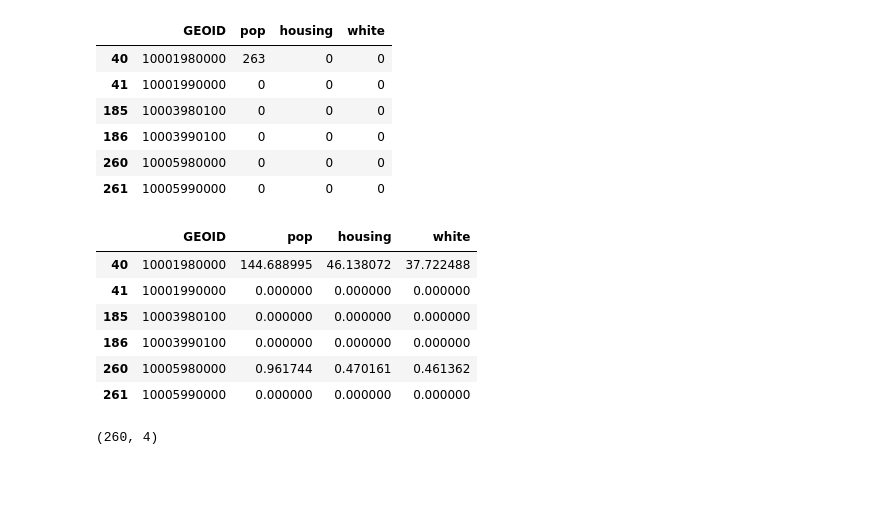
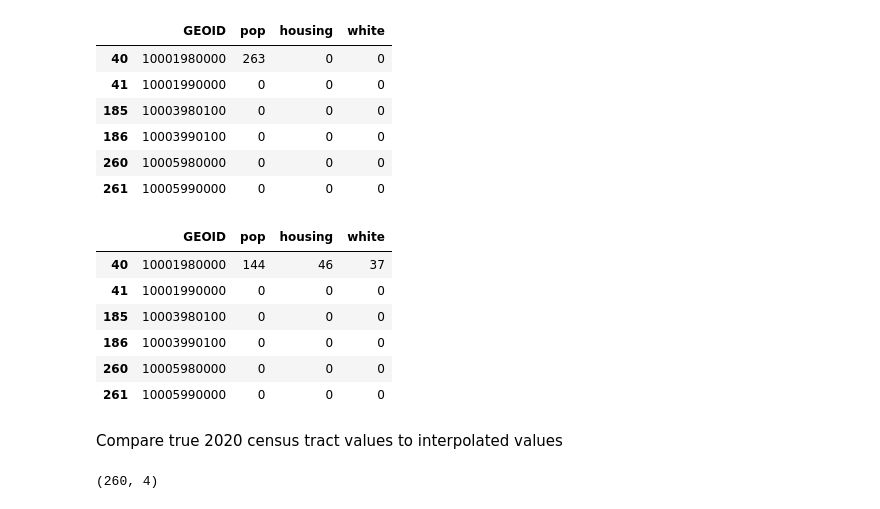
Before and after one commit to de-data-lab/census-tract-redistricting, a Jupyter notebook: population weighted interpolation/conversion_table.ipynb, the cells around one changed output. Cells and saved outputs as stored; diff of their text form; code cells hidden in the pictures; blank space fills up the shorter version.

Commit message:
Assess conversion table
Adds testing functions for the validity of the conversion table. Values determined from using the conversion table are within 2% of the actual interpolated values.

```diff
--- a/population weighted interpolation/conversion_table.ipynb
+++ b/population weighted interpolation/conversion_table.ipynb
@@ -48,0 +70,32 @@ conversion_frame.to_csv("conversion_table.csv", index=False)
+# %%
+# Get a dataframe with 2020 census tracts
+table_transferred = tract_truths[["GEOID"]]
+
+# Add a column with 0 counts for each transferring variable
+table_transferred["pop"] = [0 for _ in tract_truths["GEOID"].tolist()]
+table_transferred["housing"] = [0 for _ in tract_truths["GEOID"].tolist()]
+table_transferred["white"] = [0 for _ in tract_truths["GEOID"].tolist()]
+
+# Convert to a numpy array for analysis
+table_transferred = table_transferred.to_numpy()
+
+# Convert 2019 tract datatype in the conversion table to int
+conversion_frame["Tract_2019"] = conversion_frame["Tract_2019"].astype(int)
+
+# Loop over 2019 census tracts
+for index, tract in tract2019_truths.iterrows():
+    # Find the related 2020 tracts from the conversion frame
+    weights = conversion_frame.loc[conversion_frame["Tract_2019"] == tract["GEOID"], "Tract_2020"].tolist()[0]
+    # Iterate over 2020 census tracts
+    for row in table_transferred:
+        # Iterate over related tracts
+        for weight in weights:
+            # If a 2020 census tract is related to a 2019 census tract,
+            if row[0] == weight[0]:
+                # Multiply the weight by each 2019 census variable and add to the 2020 entry
+                row[1] += weight[1] * tract["pop"]
+                row[2] += weight[1] * tract["housing"]
+                row[3] += weight[1] * tract["white"]
+
+# Convert back to a pandas dataframe
+table_transferred = pd.DataFrame(data=table_transferred, columns = ["GEOID", "pop", "housing", "white"])
@@ -77,13 +161,18 @@ tract_truths.loc[(tract_truths==0).any(axis=1)]
 | 261 | 10005990000 | 0 | 0 | 0 |
 # %%
 # Check interpolated counts where the ground truth is 0
-tract_interpolated.loc[(tract_truths==0).any(axis=1)]
+#tract_interpolated.loc[(tract_truths==0).any(axis=1)]
+
+# Check converted counts where the ground truth is 0
+table_transferred.loc[(tract_truths==0).any(axis=1)]
 # %% [output]
 |  | GEOID | pop | housing | white |
-| 40 | 10001980000 | 144.688995 | 46.138072 | 37.722488 |
-| 41 | 10001990000 | 0.000000 | 0.000000 | 0.000000 |
-| 185 | 10003980100 | 0.000000 | 0.000000 | 0.000000 |
-| 186 | 10003990100 | 0.000000 | 0.000000 | 0.000000 |
-| 260 | 10005980000 | 0.961744 | 0.470161 | 0.461362 |
-| 261 | 10005990000 | 0.000000 | 0.000000 | 0.000000 |
+| 40 | 10001980000 | 144 | 46 | 37 |
+| 41 | 10001990000 | 0 | 0 | 0 |
+| 185 | 10003980100 | 0 | 0 | 0 |
+| 186 | 10003990100 | 0 | 0 | 0 |
+| 260 | 10005980000 | 0 | 0 | 0 |
+| 261 | 10005990000 | 0 | 0 | 0 |
+# %% [markdown]
+Compare true 2020 census tract values to interpolated values
 # %%
```
Also changed, not shown: parts of 26 cells of this notebook, 3 other files.
